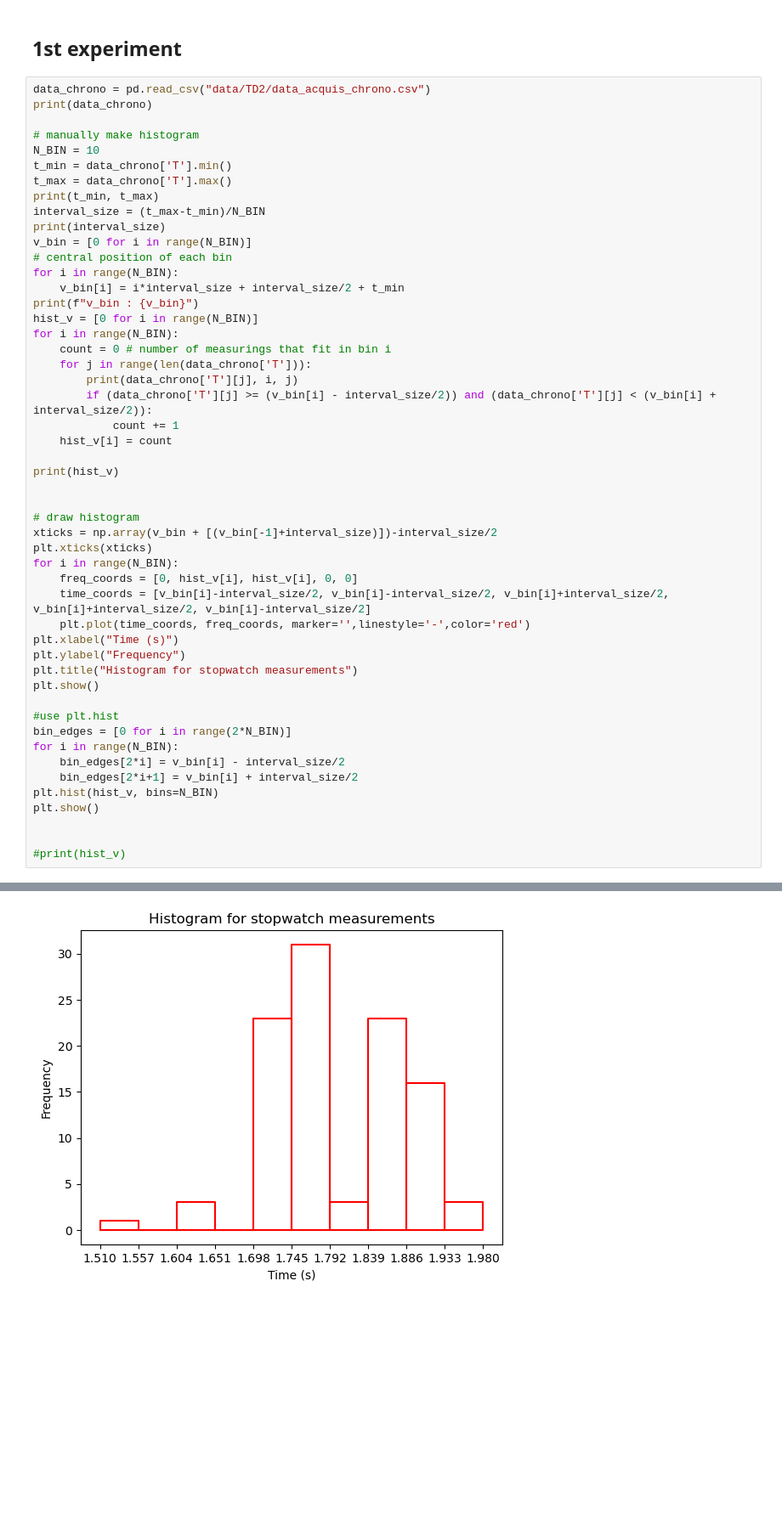
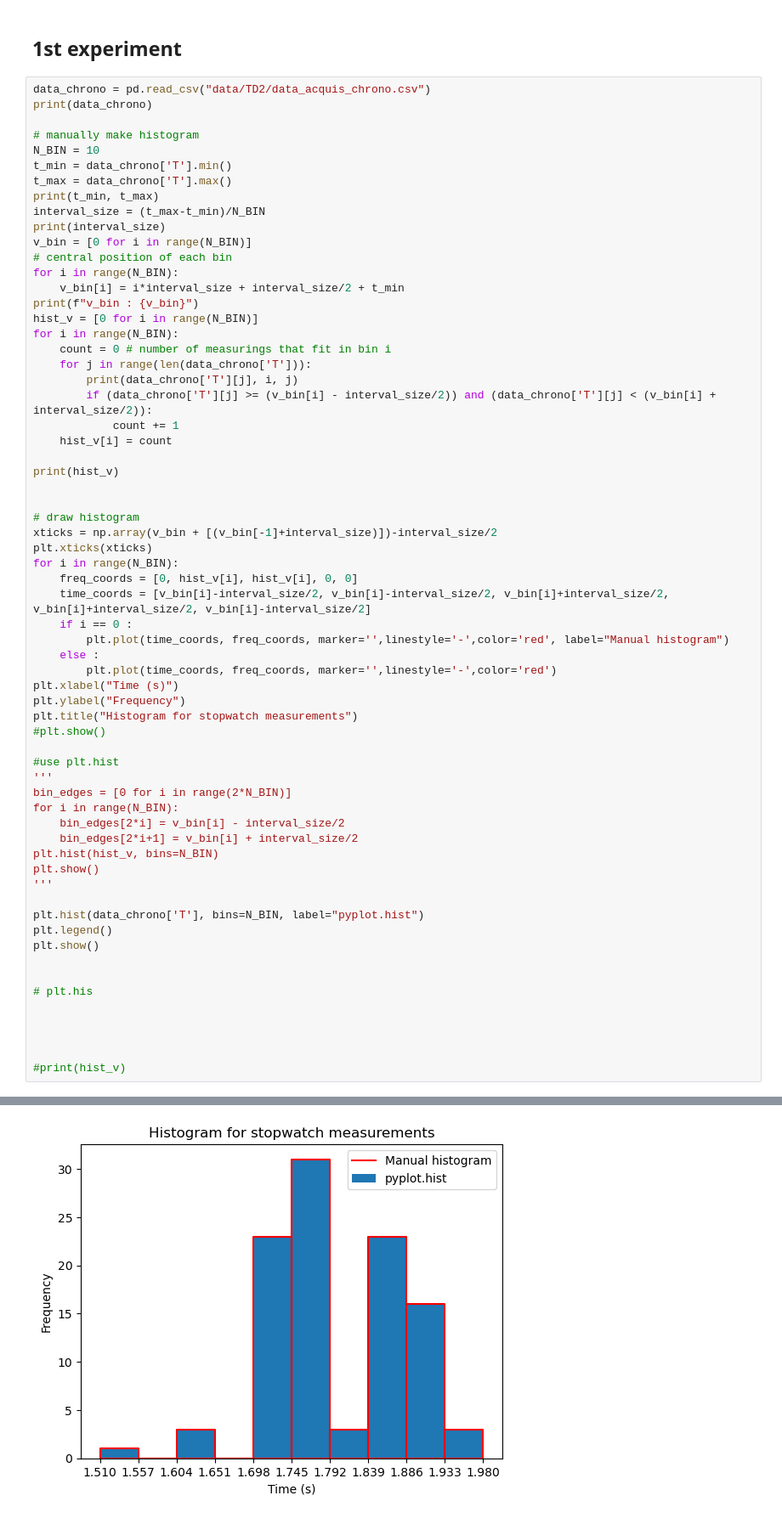
Before and after one commit to HerveSV/UNI_numerique, a Jupyter notebook: L2/HerveSV_TDM2.ipynb, the cells around one changed output, grey strips where cells are left out. Shown at 85% size. Cells and saved outputs as stored; diff of their text form; blank space fills up the shorter version.

```diff
--- a/L2/HerveSV_TDM2.ipynb
+++ b/L2/HerveSV_TDM2.ipynb
@@ -38,38 +39,52 @@ plt.xticks(xticks)
 for i in range(N_BIN):
     freq_coords = [0, hist_v[i], hist_v[i], 0, 0]
     time_coords = [v_bin[i]-interval_size/2, v_bin[i]-interval_size/2, v_bin[i]+interval_size/2, v_bin[i]+interval_size/2, v_bin[i]-interval_size/2]
-    plt.plot(time_coords, freq_coords, marker='',linestyle='-',color='red')
+    if i == 0 :
+        plt.plot(time_coords, freq_coords, marker='',linestyle='-',color='red', label="Manual histogram")
+    else :
+        plt.plot(time_coords, freq_coords, marker='',linestyle='-',color='red')
 plt.xlabel("Time (s)")
 plt.ylabel("Frequency")
 plt.title("Histogram for stopwatch measurements")
-plt.show()
+#plt.show()
 
 #use plt.hist
+'''
 bin_edges = [0 for i in range(2*N_BIN)]
 for i in range(N_BIN):
     bin_edges[2*i] = v_bin[i] - interval_size/2
     bin_edges[2*i+1] = v_bin[i] + interval_size/2
 plt.hist(hist_v, bins=N_BIN)
 plt.show()
+'''
+
+plt.hist(data_chrono['T'], bins=N_BIN, label="pyplot.hist")
+plt.legend()
+plt.show()
+
+
+# plt.his
+
+
 
 
 #print(hist_v)
 # %% [output]
      measure     T
 0          1  1.86
 1          2  1.91
 2          3  1.71
 3          4  1.84
 4          5  1.72
 ..       ...   ...
 98        99  1.91
 99       100  1.92
 100      101  1.85
 101      102  1.85
 102      103  1.84
 ... (1032 lines left out)
 1.85 9 100
 1.85 9 101
 1.84 9 102
 [1, 0, 3, 0, 23, 31, 3, 23, 16, 3]
-[figure, old version]
+[figure, new version]
```
Also changed, not shown: parts of 39 cells of this notebook, 28 other files.
